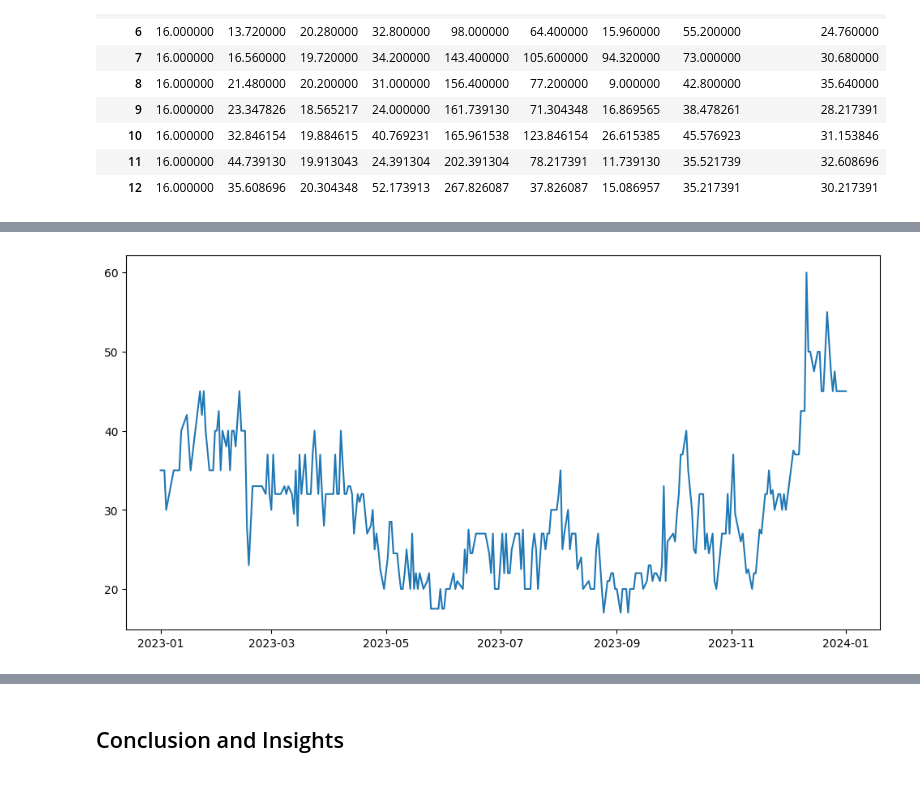
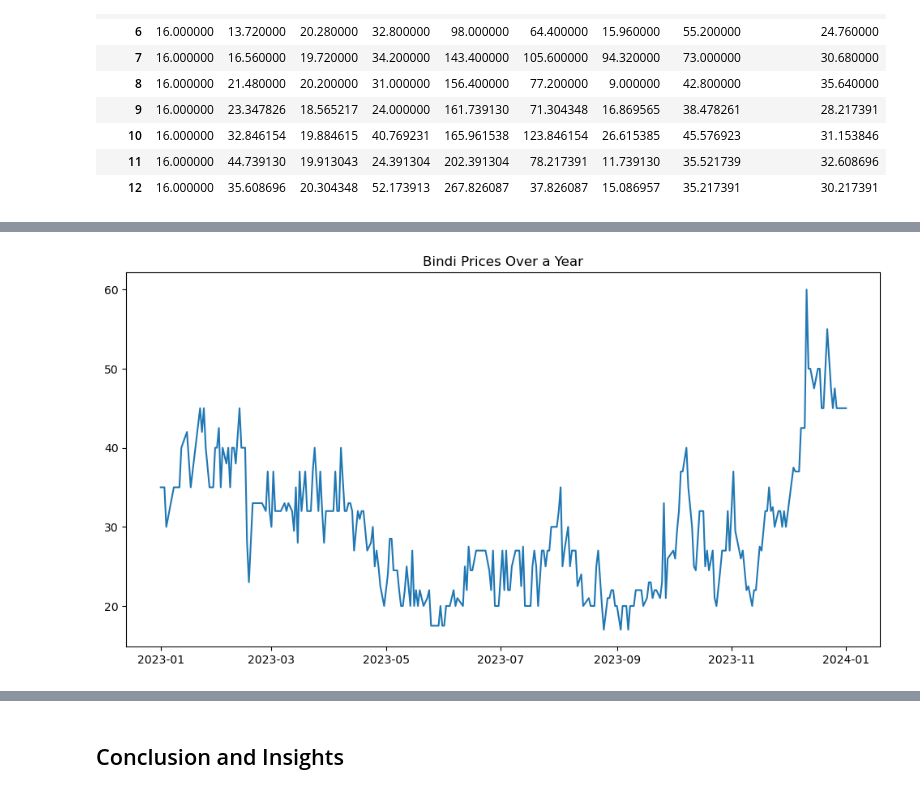
Before and after one commit to justin9503/MM6-Python-Project, a Jupyter notebook: Vegetable prices_MM6.ipynb, the cells around one changed output, grey strips where cells are left out. Saved outputs shown, nothing was run; the diff lists cells and outputs as text; code cells hidden in the pictures.

```diff
--- a/Vegetable prices_MM6.ipynb
+++ b/Vegetable prices_MM6.ipynb
@@ -156,8 +155,8 @@ dates = df['Price Dates']
 # %%
 plt.figure(figsize=(12, 6))
 plt.plot(dates, bhindi_prices)
-
+plt.title('Bindi Prices Over a Year')
 # Show the plot
 plt.show()
 # %% [output]
-[figure, old version]
+[figure, new version]
```
Also changed, not shown: parts of 7 cells of this notebook, 1 other file.
